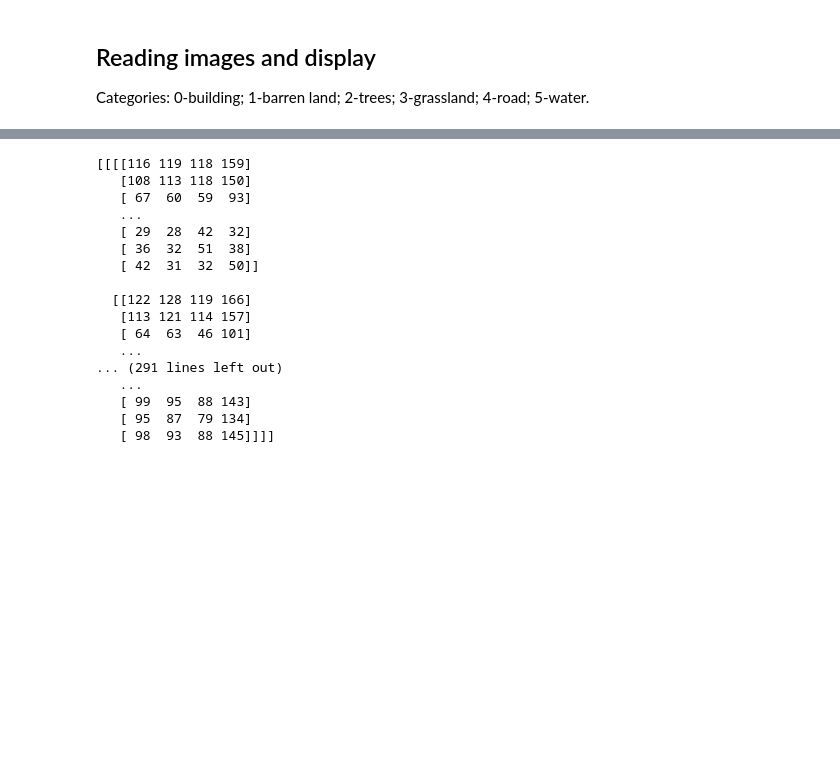
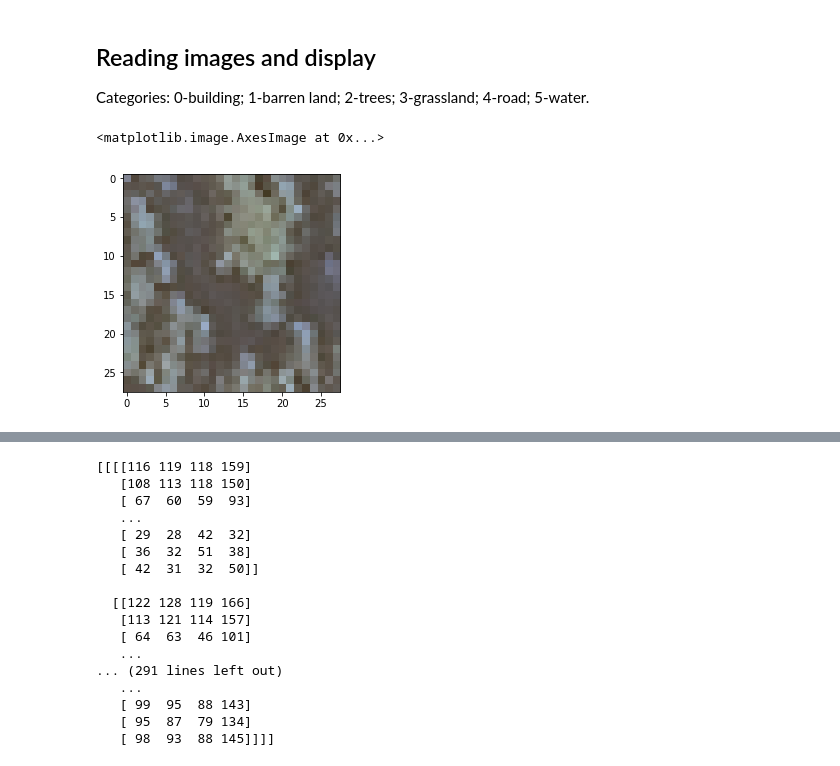
Before and after one commit to ziangzhang10/satellite-data-machine-learning, a Jupyter notebook: test-notebooks/deep_learning_sat6.ipynb, the cells around one changed output, grey strips where cells are left out. Drawn from its saved outputs; the diff is of its cells as text; code cells hidden in the pictures; blank space fills up the shorter version.

Commit message:
image cutter is working

```diff
--- a/test-notebooks/deep_learning_sat6.ipynb
+++ b/test-notebooks/deep_learning_sat6.ipynb
@@ -83,6 +83,11 @@ def read_Xy(file_name, nrows = 5000):
     y = pd.read_csv(obj['Body'], nrows = nrows, header=None).values.getfield(dtype=np.int8)
     # y was already one-hot encoded in the csv. I'd rather it stays that way.
     return X, y
+# %%
+plt.imshow(x[:,:,:3])
+# %% [output]
+<matplotlib.image.AxesImage at 0x...>
+[figure, added]
 # %%
 # Step one: read in all the training images of SAT6
 tX, tY = read_Xy(X_train_sat6, 16)
```
Also changed, not shown: parts of 2 cells of this notebook, 1 other file.
